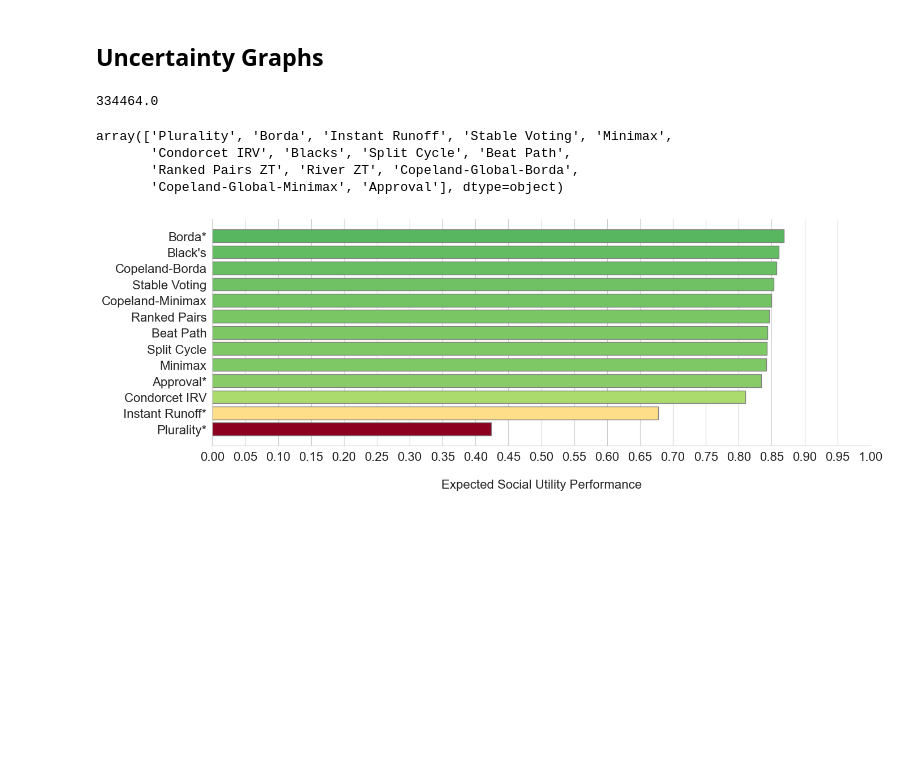
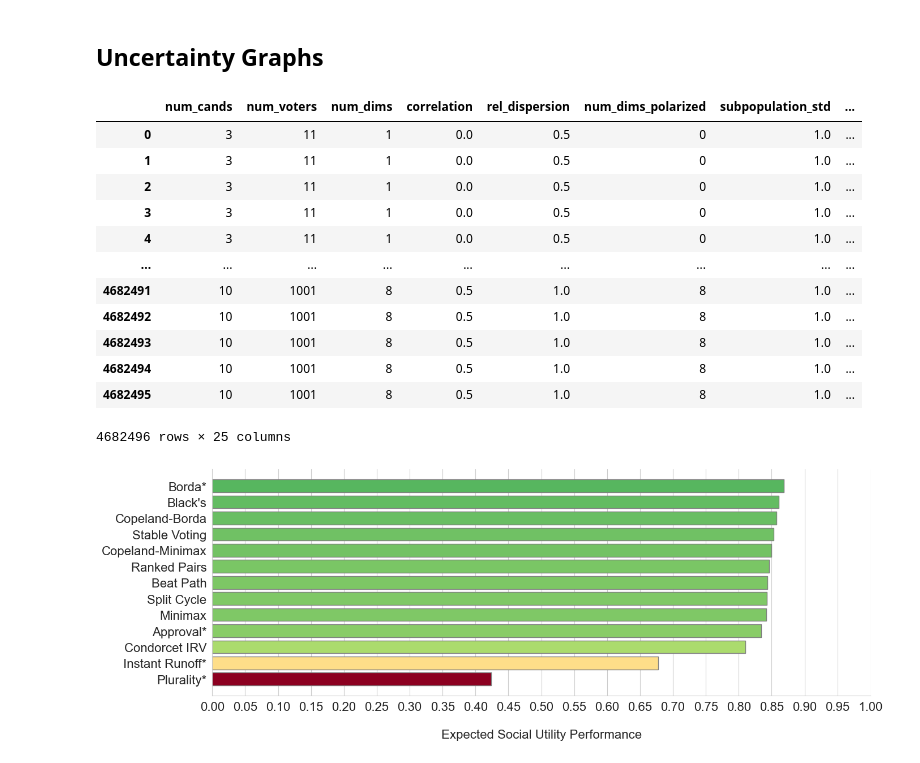
Before and after one commit to epacuit/exp_soc_util_perf, a Jupyter notebook: graphs.ipynb, the cells around one changed output. Drawn from its saved outputs; the diff is of its cells as text; code cells hidden in the pictures; blank space fills up the shorter version.

```diff
--- a/graphs.ipynb
+++ b/graphs.ipynb
@@ -635,17 +560,46 @@ generate_graph(df_to_display, title_str)
 # %% [markdown]
 ## Uncertainty Graphs
 # %%
-df_uncertainty = pd.read_csv("../exp_soc_util_surplus_simulations/uncertainty_app/data/exp_soc_util_surp_data_uncertainty.csv")
+chunksize = 100000
+filtered_chunks = []
 
-print(len(df_uncertainty) / len(df_uncertainty["vm"].unique()))
+url = 'https://storage.googleapis.com/soc-util-perf-data/exp_soc_util_perf_data_uncertainty.csv.zip'
 
-df_uncertainty["vm"].unique()
+response = requests.get(url)
+
+with zipfile.ZipFile(io.BytesIO(response.content)) as z:
+    # List all files in the ZIP
+    file_names = z.namelist()
+
+    csv_files = [f for f in z.namelist() if not f.startswith('__MACOSX/') and not f.startswith('._')]
+    if len(csv_files) != 1:
+        raise ValueError(f"Expected one file in ZIP, but found {csv_files}")
+
+    with z.open(csv_files[0]) as csvfile:
+        # Step 2: Read and process CSV in chunks
+        for chunk in pd.read_csv(csvfile, chunksize=chunksize):
+
+            # Drop Unnamed: 0 if it exists in this chunk
+            if "Unnamed: 0" in chunk.columns:
+                chunk.drop("Unnamed: 0", axis=1, inplace=True)
+
+            filtered_chunks.append(chunk)
+
+df_uncertainty =  pd.concat(filtered_chunks, ignore_index=True)
 # %% [output]
+|  | num_cands | num_voters | num_dims | correlation | rel_dispersion | num_dims_polarized | subpopulation_std | ... |
+| 0 | 3 | 11 | 1 | 0.0 | 0.5 | 0 | 1.0 | ... |
+| 1 | 3 | 11 | 1 | 0.0 | 0.5 | 0 | 1.0 | ... |
+| 2 | 3 | 11 | 1 | 0.0 | 0.5 | 0 | 1.0 | ... |
+| 3 | 3 | 11 | 1 | 0.0 | 0.5 | 0 | 1.0 | ... |
+| 4 | 3 | 11 | 1 | 0.0 | 0.5 | 0 | 1.0 | ... |
+| ... | ... | ... | ... | ... | ... | ... | ... | ... |
+| 4682491 | 10 | 1001 | 8 | 0.5 | 1.0 | 8 | 1.0 | ... |
+| 4682492 | 10 | 1001 | 8 | 0.5 | 1.0 | 8 | 1.0 | ... |
+| 4682493 | 10 | 1001 | 8 | 0.5 | 1.0 | 8 | 1.0 | ... |
+| 4682494 | 10 | 1001 | 8 | 0.5 | 1.0 | 8 | 1.0 | ... |
+| 4682495 | 10 | 1001 | 8 | 0.5 | 1.0 | 8 | 1.0 | ... |
-334464.0
+4682496 rows × 25 columns
-array(['Plurality', 'Borda', 'Instant Runoff', 'Stable Voting', 'Minimax',
-       'Condorcet IRV', 'Blacks', 'Split Cycle', 'Beat Path',
-       'Ranked Pairs ZT', 'River ZT', 'Copeland-Global-Borda',
-       'Copeland-Global-Minimax', 'Approval'], dtype=object)
 # %%
 restricted_vms = [
     "Blacks",
```
Also changed, not shown: parts of 25 cells of this notebook, 15 other files.
